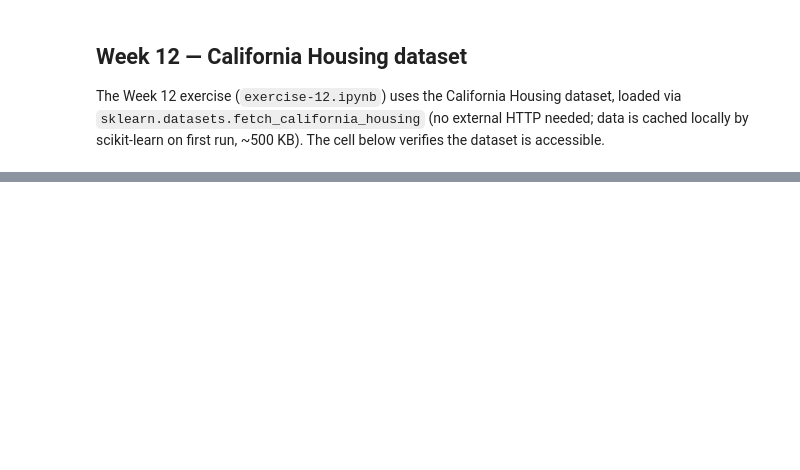
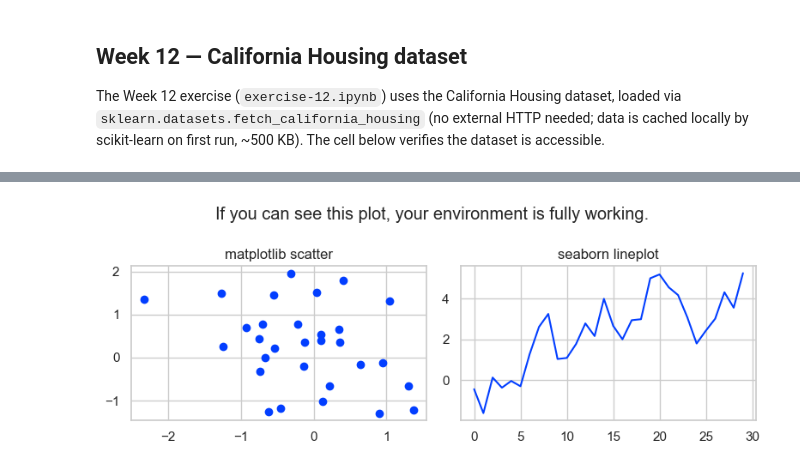
Before and after one commit to CharlsB73/AU-SLML2026-Weekly-Programming-Exercises-, a Jupyter notebook: Exercises/01-setup/test.ipynb, the cells around one changed output, grey strips where cells are left out. Drawn from its saved outputs; the diff is of its cells as text; code cells hidden in the pictures; blank space fills up the shorter version.

Commit message:
added visual confirmation block at the end

```diff
--- a/Exercises/01-setup/test.ipynb
+++ b/Exercises/01-setup/test.ipynb
@@ -474,0 +539,19 @@ print('=' * 62)
+# %%
+# ── Cell 14: Visual confirmation ──────────────────────────────────────────
+# np, plt, sns are already imported and working — checked in Cells 2 and 4.
+
+if all_pass:
+    rng = np.random.default_rng(0)
+    fig, axes = plt.subplots(1, 2, figsize=(8, 3))
+
+    axes[0].scatter(rng.standard_normal(30), rng.standard_normal(30))
+    axes[0].set_title('matplotlib scatter')
+
+    sns.lineplot(x=np.arange(30), y=rng.standard_normal(30).cumsum(), ax=axes[1])
+    axes[1].set_title('seaborn lineplot')
+
+    fig.suptitle('If you can see this plot, your environment is fully working.')
+    fig.tight_layout()
+    plt.show()
+# %% [output]
+[figure, added]
```
Also changed, not shown: parts of 14 cells of this notebook.
